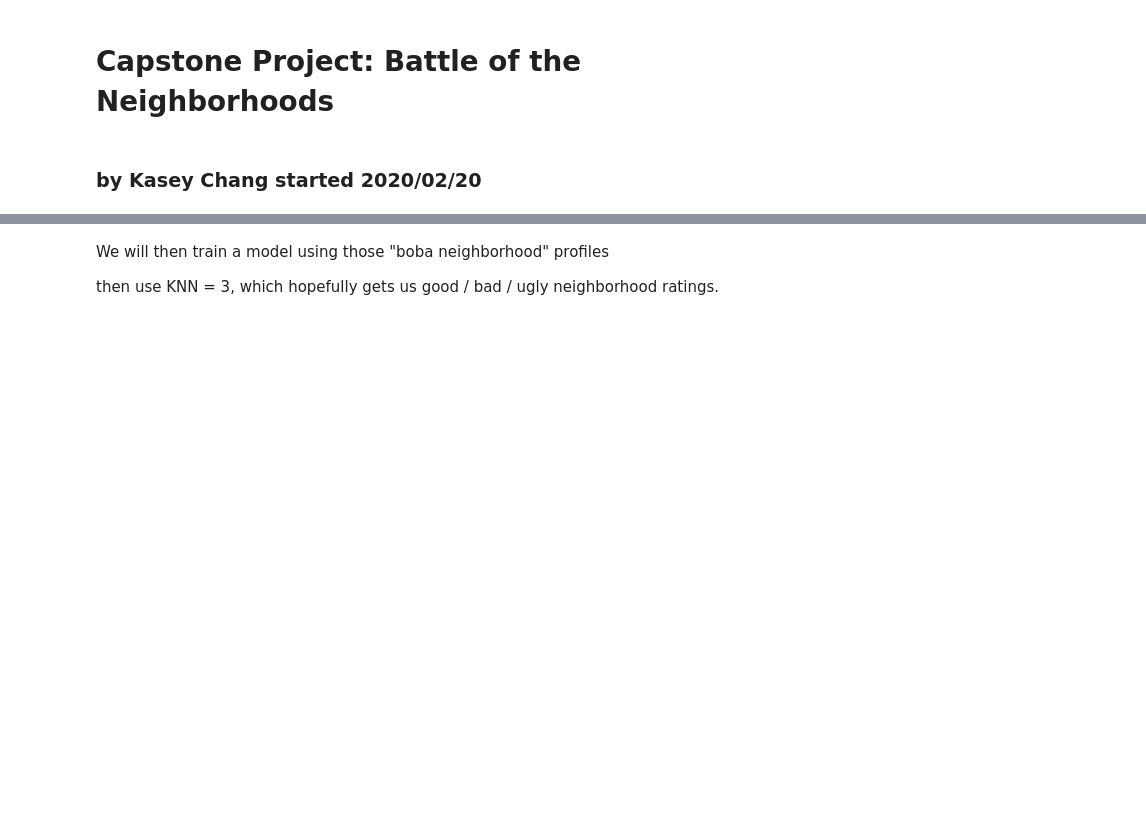
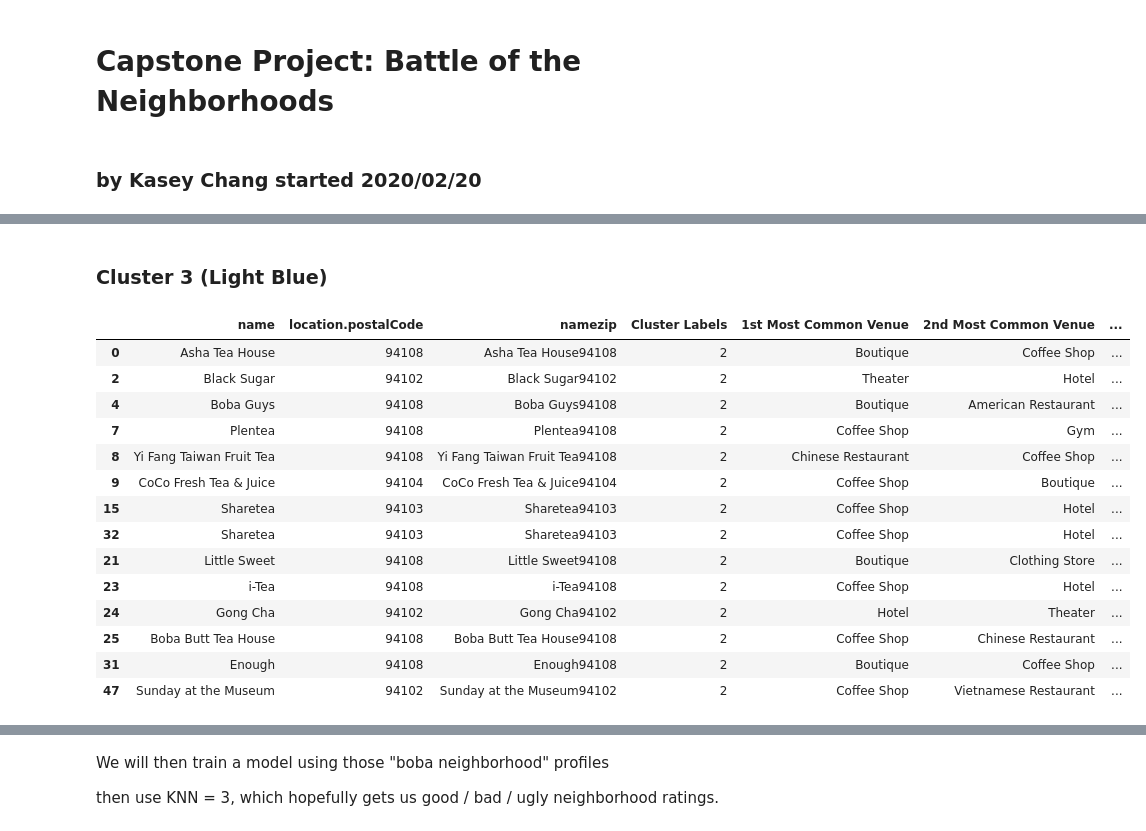
Before and after one commit to kschang77/CapstoneBattleNeighborhood, a Jupyter notebook: Capstone Project Battle Neighborhood Part 2.ipynb, the cells around one changed output, grey strips where cells are left out. Cells and saved outputs as stored; diff of their text form; code cells hidden in the pictures; blank space fills up the shorter version.

```diff
--- a/Capstone Project Battle Neighborhood Part 2.ipynb
+++ b/Capstone Project Battle Neighborhood Part 2.ipynb
@@ -41,0 +610,20 @@ We will also plot these neighborhoods on a map to verify them and boba places in
+# %% [markdown]
+### Cluster 3 (Light Blue)
+# %%
+boba_merged.loc[boba_merged['Cluster Labels'] == 2, boba_merged.columns[[0,4]+ list(range(5, boba_merged.shape[1]))]]
+# %% [output]
+|  | name | location.postalCode | namezip | Cluster Labels | 1st Most Common Venue | 2nd Most Common Venue | ... |
+| 0 | Asha Tea House | 94108 | Asha Tea House94108 | 2 | Boutique | Coffee Shop | ... |
+| 2 | Black Sugar | 94102 | Black Sugar94102 | 2 | Theater | Hotel | ... |
+| 4 | Boba Guys | 94108 | Boba Guys94108 | 2 | Boutique | American Restaurant | ... |
+| 7 | Plentea | 94108 | Plentea94108 | 2 | Coffee Shop | Gym | ... |
+| 8 | Yi Fang Taiwan Fruit Tea | 94108 | Yi Fang Taiwan Fruit Tea94108 | 2 | Chinese Restaurant | Coffee Shop | ... |
+| 9 | CoCo Fresh Tea & Juice | 94104 | CoCo Fresh Tea & Juice94104 | 2 | Coffee Shop | Boutique | ... |
+| 15 | Sharetea | 94103 | Sharetea94103 | 2 | Coffee Shop | Hotel | ... |
+| 32 | Sharetea | 94103 | Sharetea94103 | 2 | Coffee Shop | Hotel | ... |
+| 21 | Little Sweet | 94108 | Little Sweet94108 | 2 | Boutique | Clothing Store | ... |
+| 23 | i-Tea | 94108 | i-Tea94108 | 2 | Coffee Shop | Hotel | ... |
+| 24 | Gong Cha | 94102 | Gong Cha94102 | 2 | Hotel | Theater | ... |
+| 25 | Boba Butt Tea House | 94108 | Boba Butt Tea House94108 | 2 | Coffee Shop | Chinese Restaurant | ... |
+| 31 | Enough | 94108 | Enough94108 | 2 | Boutique | Coffee Shop | ... |
+| 47 | Sunday at the Museum | 94102 | Sunday at the Museum94102 | 2 | Coffee Shop | Vietnamese Restaurant | ... |
```
Also changed, not shown: parts of 100 cells of this notebook.
